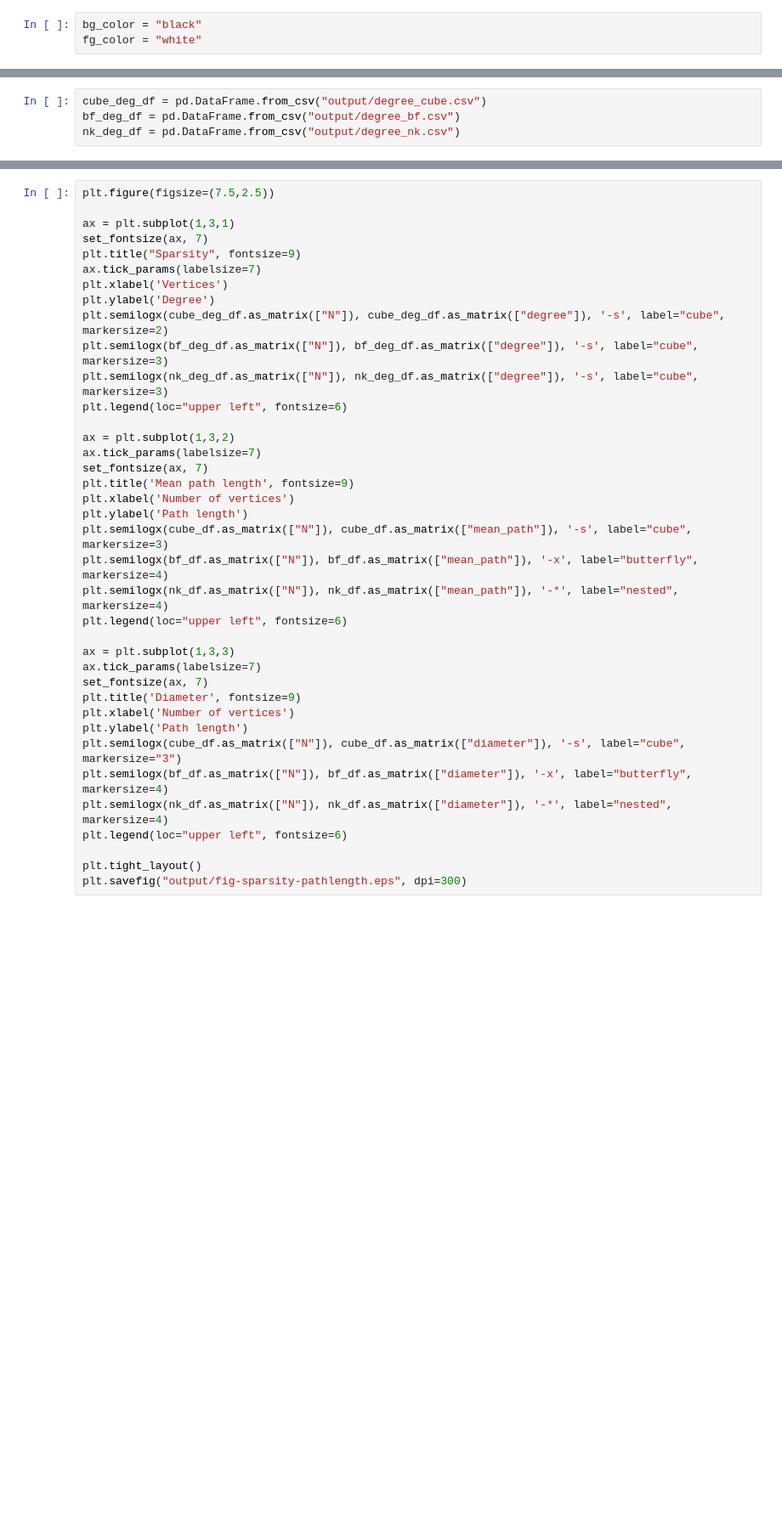
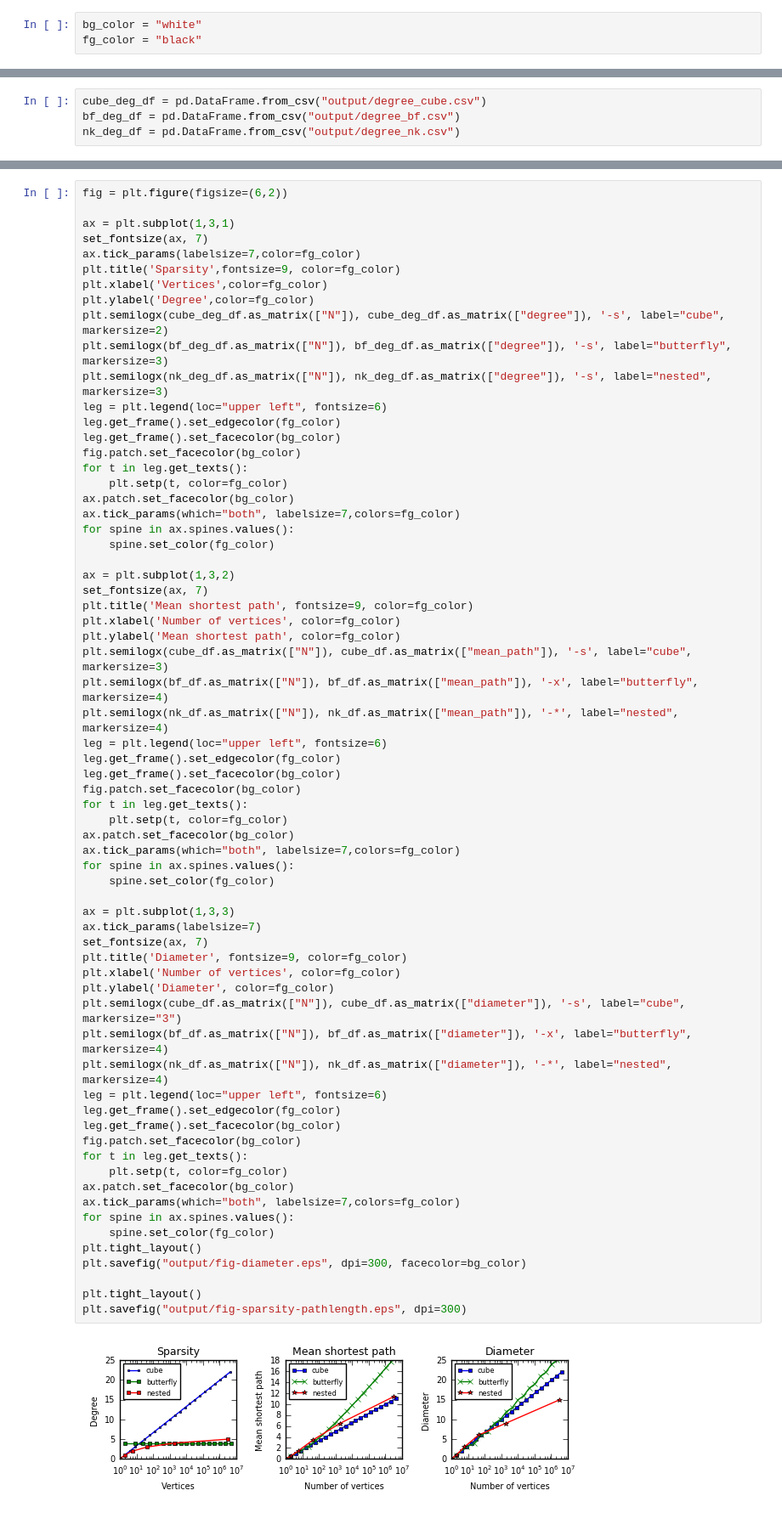
Before and after one commit to elplatt/NetFT, a Jupyter notebook: notebook/Plots.ipynb, the cells around one changed output, grey strips where cells are left out. Shown at 85% size. Drawn from its saved outputs; the diff is of its cells as text; blank space fills up the shorter version.

Commit message:
Update output.

```diff
--- a/notebook/Plots.ipynb
+++ b/notebook/Plots.ipynb
@@ -15,8 +18,8 @@ cube_df = pd.DataFrame.from_csv("output/pathlength_cube.csv")
 bf_df = pd.DataFrame.from_csv("output/pathlength_bf.csv")
 nk_df = pd.DataFrame.from_csv("output/pathlength_nk.csv")
 # %%
-bg_color = "black"
-fg_color = "white"
+bg_color = "white"
+fg_color = "black"
 # %%
 fig = plt.figure(figsize=(2,2))
 ax = plt.subplot(1,1,1)
@@ -89,40 +96,70 @@ for spine in ax.spines.values():
 plt.tight_layout()
 plt.savefig("output/fig-degree.eps", dpi=300, facecolor=bg_color)
 # %%
-plt.figure(figsize=(7.5,2.5))
+fig = plt.figure(figsize=(6,2))
 
 ax = plt.subplot(1,3,1)
 set_fontsize(ax, 7)
-plt.title("Sparsity", fontsize=9)
-ax.tick_params(labelsize=7)
-plt.xlabel('Vertices')
-plt.ylabel('Degree')
+ax.tick_params(labelsize=7,color=fg_color)
+plt.title('Sparsity',fontsize=9, color=fg_color)
+plt.xlabel('Vertices',color=fg_color)
+plt.ylabel('Degree',color=fg_color)
 plt.semilogx(cube_deg_df.as_matrix(["N"]), cube_deg_df.as_matrix(["degree"]), '-s', label="cube", markersize=2)
-plt.semilogx(bf_deg_df.as_matrix(["N"]), bf_deg_df.as_matrix(["degree"]), '-s', label="cube", markersize=3)
-plt.semilogx(nk_deg_df.as_matrix(["N"]), nk_deg_df.as_matrix(["degree"]), '-s', label="cube", markersize=3)
-plt.legend(loc="upper left", fontsize=6)
+plt.semilogx(bf_deg_df.as_matrix(["N"]), bf_deg_df.as_matrix(["degree"]), '-s', label="butterfly", markersize=3)
+plt.semilogx(nk_deg_df.as_matrix(["N"]), nk_deg_df.as_matrix(["degree"]), '-s', label="nested", markersize=3)
+leg = plt.legend(loc="upper left", fontsize=6)
+leg.get_frame().set_edgecolor(fg_color)
+leg.get_frame().set_facecolor(bg_color)
+fig.patch.set_facecolor(bg_color)
+for t in leg.get_texts():
+    plt.setp(t, color=fg_color)
+ax.patch.set_facecolor(bg_color)
+ax.tick_params(which="both", labelsize=7,colors=fg_color)
+for spine in ax.spines.values():
+    spine.set_color(fg_color)
 
 ax = plt.subplot(1,3,2)
-ax.tick_params(labelsize=7)
 set_fontsize(ax, 7)
-plt.title('Mean path length', fontsize=9)
-plt.xlabel('Number of vertices')
-plt.ylabel('Path length')
+plt.title('Mean shortest path', fontsize=9, color=fg_color)
+plt.xlabel('Number of vertices', color=fg_color)
+plt.ylabel('Mean shortest path', color=fg_color)
 plt.semilogx(cube_df.as_matrix(["N"]), cube_df.as_matrix(["mean_path"]), '-s', label="cube", markersize=3)
 plt.semilogx(bf_df.as_matrix(["N"]), bf_df.as_matrix(["mean_path"]), '-x', label="butterfly", markersize=4)
 plt.semilogx(nk_df.as_matrix(["N"]), nk_df.as_matrix(["mean_path"]), '-*', label="nested", markersize=4)
-plt.legend(loc="upper left", fontsize=6)
+leg = plt.legend(loc="upper left", fontsize=6)
+leg.get_frame().set_edgecolor(fg_color)
+leg.get_frame().set_facecolor(bg_color)
+fig.patch.set_facecolor(bg_color)
+for t in leg.get_texts():
+    plt.setp(t, color=fg_color)
+ax.patch.set_facecolor(bg_color)
+ax.tick_params(which="both", labelsize=7,colors=fg_color)
+for spine in ax.spines.values():
+    spine.set_color(fg_color)
 
 ax = plt.subplot(1,3,3)
 ax.tick_params(labelsize=7)
 set_fontsize(ax, 7)
-plt.title('Diameter', fontsize=9)
-plt.xlabel('Number of vertices')
-plt.ylabel('Path length')
+plt.title('Diameter', fontsize=9, color=fg_color)
+plt.xlabel('Number of vertices', color=fg_color)
+plt.ylabel('Diameter', color=fg_color)
 plt.semilogx(cube_df.as_matrix(["N"]), cube_df.as_matrix(["diameter"]), '-s', label="cube", markersize="3")
 plt.semilogx(bf_df.as_matrix(["N"]), bf_df.as_matrix(["diameter"]), '-x', label="butterfly", markersize=4)
 plt.semilogx(nk_df.as_matrix(["N"]), nk_df.as_matrix(["diameter"]), '-*', label="nested", markersize=4)
-plt.legend(loc="upper left", fontsize=6)
+leg = plt.legend(loc="upper left", fontsize=6)
+leg.get_frame().set_edgecolor(fg_color)
+leg.get_frame().set_facecolor(bg_color)
+fig.patch.set_facecolor(bg_color)
+for t in leg.get_texts():
+    plt.setp(t, color=fg_color)
+ax.patch.set_facecolor(bg_color)
+ax.tick_params(which="both", labelsize=7,colors=fg_color)
+for spine in ax.spines.values():
+    spine.set_color(fg_color)
+plt.tight_layout()
+plt.savefig("output/fig-diameter.eps", dpi=300, facecolor=bg_color)
 
 plt.tight_layout()
 plt.savefig("output/fig-sparsity-pathlength.eps", dpi=300)
+# %% [output]
+[figure, added]
```
Also changed, not shown: parts of 3 cells of this notebook, 1 other file.
